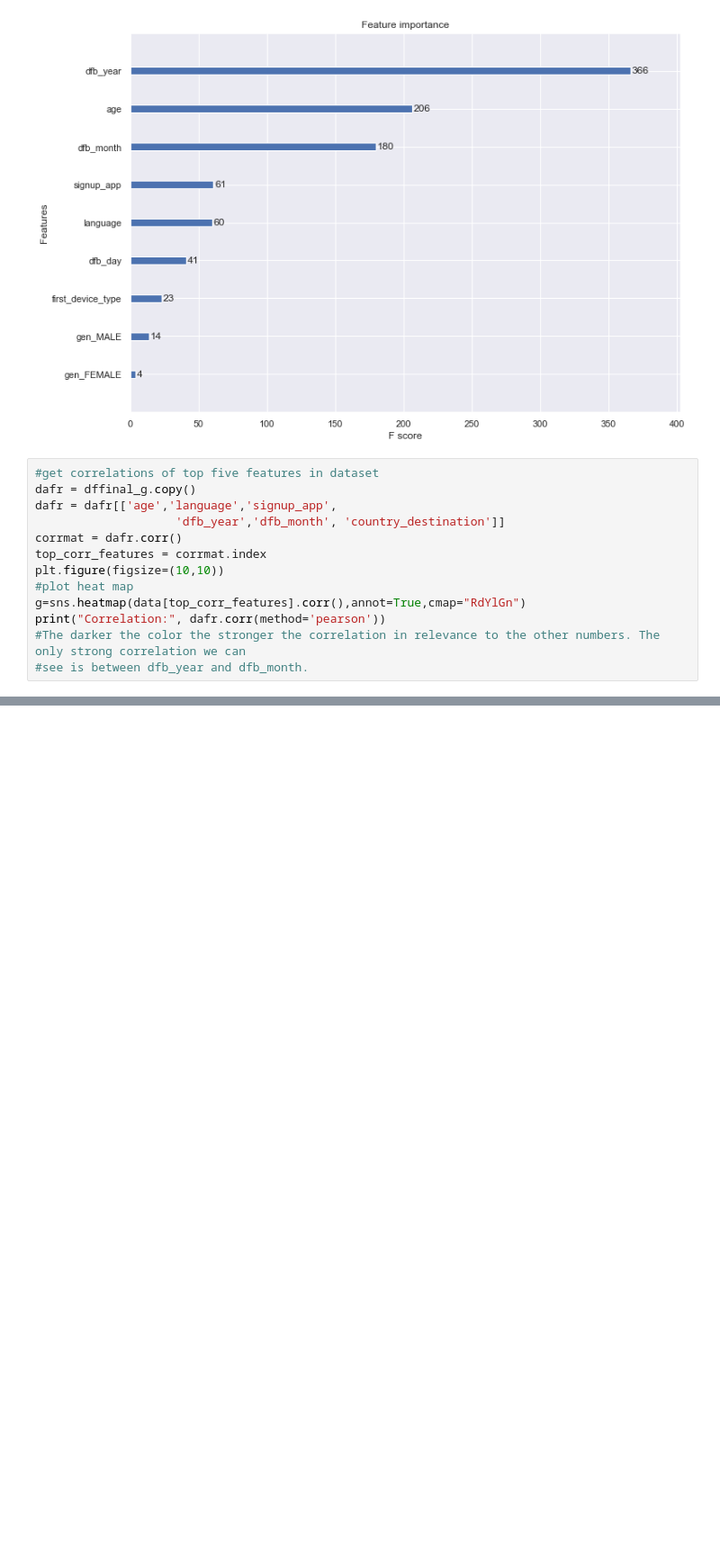
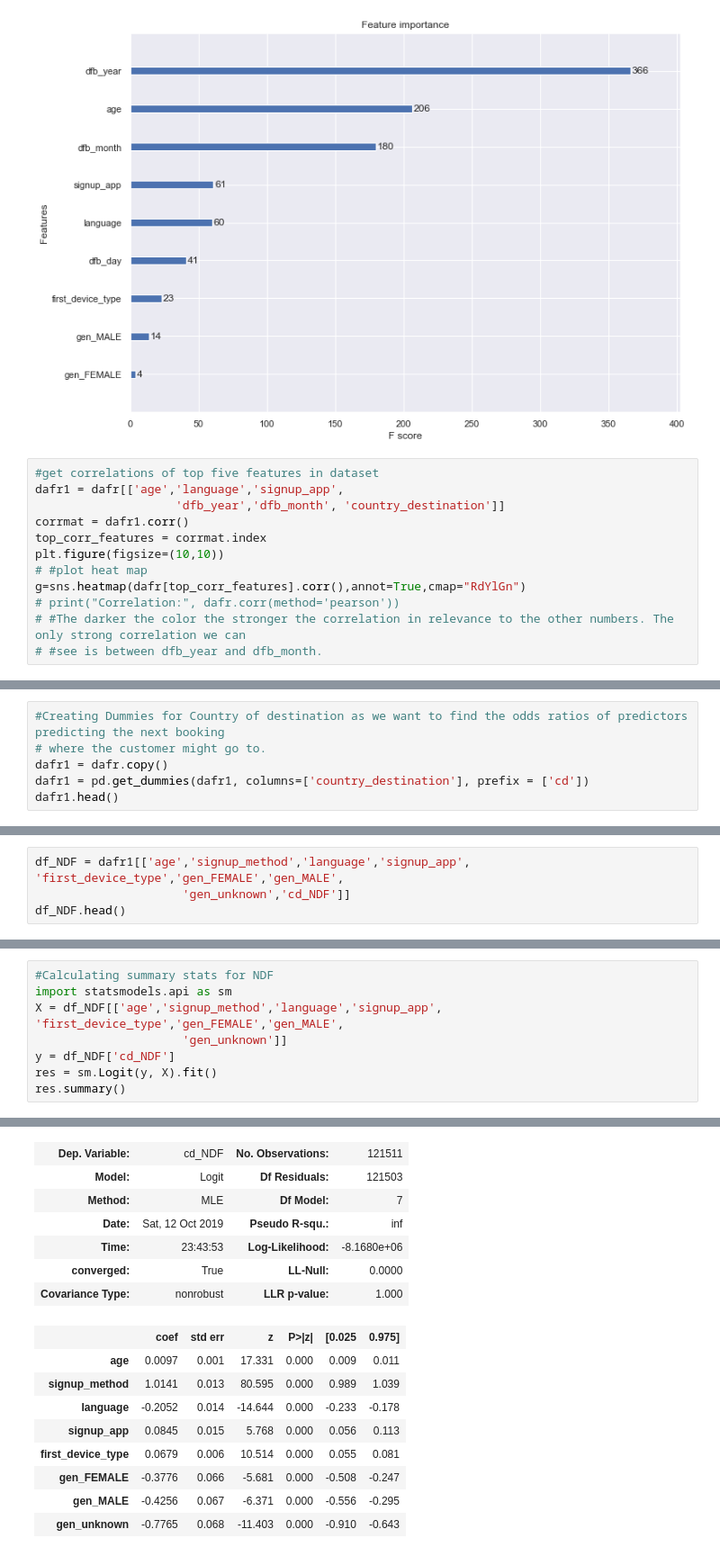
Before and after one commit to venkii83/Springboard, a Jupyter notebook: Capstone 1.ipynb, the cells around one changed output, grey strips where cells are left out. Shown at 90% size. Cells and saved outputs as stored; diff of their text form; blank space fills up the shorter version.

```diff
--- a/Capstone 1.ipynb
+++ b/Capstone 1.ipynb
@@ -1441,15 +1467,14 @@ pyplot.show()
 [figure]
 # %%
 #get correlations of top five features in dataset
-dafr = dffinal_g.copy()
-dafr = dafr[['age','language','signup_app',
+dafr1 = dafr[['age','language','signup_app',
                     'dfb_year','dfb_month', 'country_destination']]
-corrmat = dafr.corr()
+corrmat = dafr1.corr()
 top_corr_features = corrmat.index
 plt.figure(figsize=(10,10))
-#plot heat map
-g=sns.heatmap(data[top_corr_features].corr(),annot=True,cmap="RdYlGn")
-print("Correlation:", dafr.corr(method='pearson'))
-#The darker the color the stronger the correlation in relevance to the other numbers. The only strong correlation we can
-#see is between dfb_year and dfb_month.
+# #plot heat map
+g=sns.heatmap(dafr[top_corr_features].corr(),annot=True,cmap="RdYlGn")
+# print("Correlation:", dafr.corr(method='pearson'))
+# #The darker the color the stronger the correlation in relevance to the other numbers. The only strong correlation we can
+# #see is between dfb_year and dfb_month.
 # %% [output]
@@ -1492,0 +1482,6 @@ print(type(yf1))
+# %%
+#Creating Dummies for Country of destination as we want to find the odds ratios of predictors predicting the next booking
+# where the customer might go to.
+dafr1 = dafr.copy()
+dafr1 = pd.get_dummies(dafr1, columns=['country_destination'], prefix = ['cd'])
+dafr1.head()
@@ -1492,0 +1495,4 @@ print(type(yf1))
+# %%
+df_NDF = dafr1[['age','signup_method','language','signup_app', 'first_device_type','gen_FEMALE','gen_MALE',
+                     'gen_unknown','cd_NDF']]
+df_NDF.head()
@@ -1492,0 +1506,9 @@ print(type(yf1))
+# %%
+#Calculating summary stats for NDF
+import statsmodels.api as sm
+X = df_NDF[['age','signup_method','language','signup_app', 'first_device_type','gen_FEMALE','gen_MALE',
+                     'gen_unknown']]
+y = df_NDF['cd_NDF']
+res = sm.Logit(y, X).fit()
+res.summary()
+# %% [output]
@@ -1492,0 +1519,16 @@ print(type(yf1))
+| Dep. Variable: | cd_NDF | No. Observations: | 121511 |
+| Model: | Logit | Df Residuals: | 121503 |
+| Method: | MLE | Df Model: | 7 |
+| Date: | Sat, 12 Oct 2019 | Pseudo R-squ.: | inf |
+| Time: | 23:43:53 | Log-Likelihood: | -8.1680e+06 |
+| converged: | True | LL-Null: | 0.0000 |
+| Covariance Type: | nonrobust | LLR p-value: | 1.000 |
+|  | coef | std err | z | P>|z| | [0.025 | 0.975] |
+| age | 0.0097 | 0.001 | 17.331 | 0.000 | 0.009 | 0.011 |
+| signup_method | 1.0141 | 0.013 | 80.595 | 0.000 | 0.989 | 1.039 |
+| language | -0.2052 | 0.014 | -14.644 | 0.000 | -0.233 | -0.178 |
+| signup_app | 0.0845 | 0.015 | 5.768 | 0.000 | 0.056 | 0.113 |
+| first_device_type | 0.0679 | 0.006 | 10.514 | 0.000 | 0.055 | 0.081 |
+| gen_FEMALE | -0.3776 | 0.066 | -5.681 | 0.000 | -0.508 | -0.247 |
+| gen_MALE | -0.4256 | 0.067 | -6.371 | 0.000 | -0.556 | -0.295 |
+| gen_unknown | -0.7765 | 0.068 | -11.403 | 0.000 | -0.910 | -0.643 |
```
Also changed, not shown: parts of 20 cells of this notebook.
